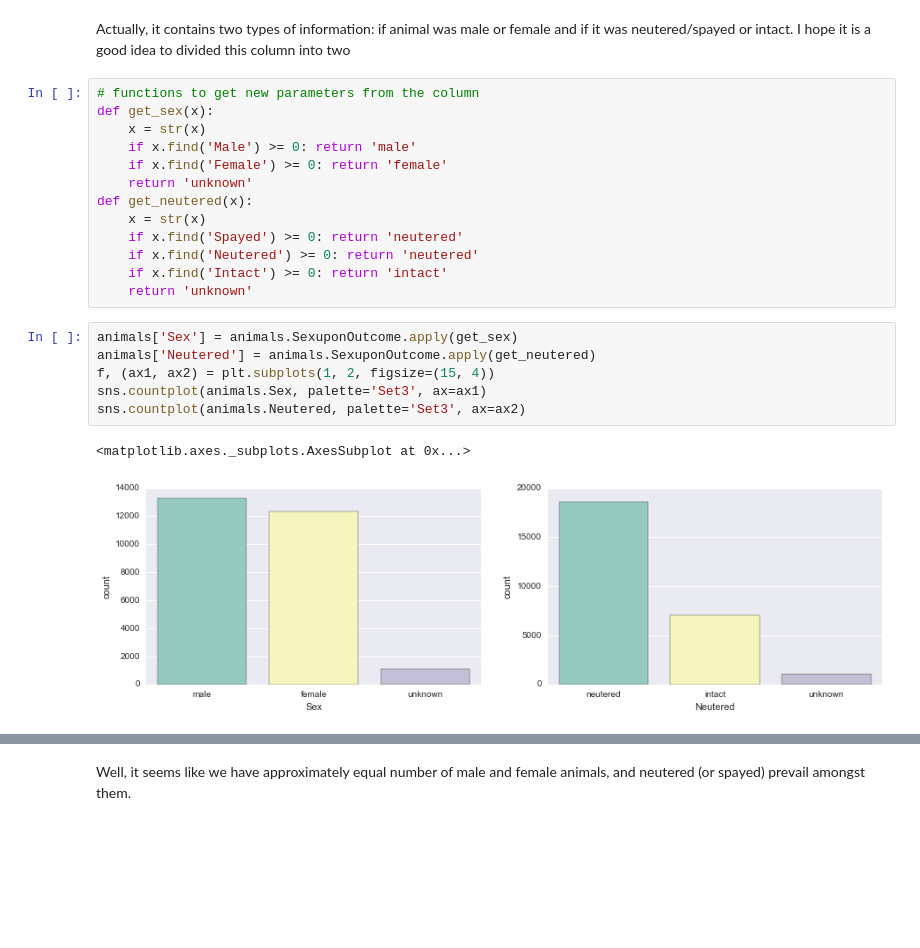
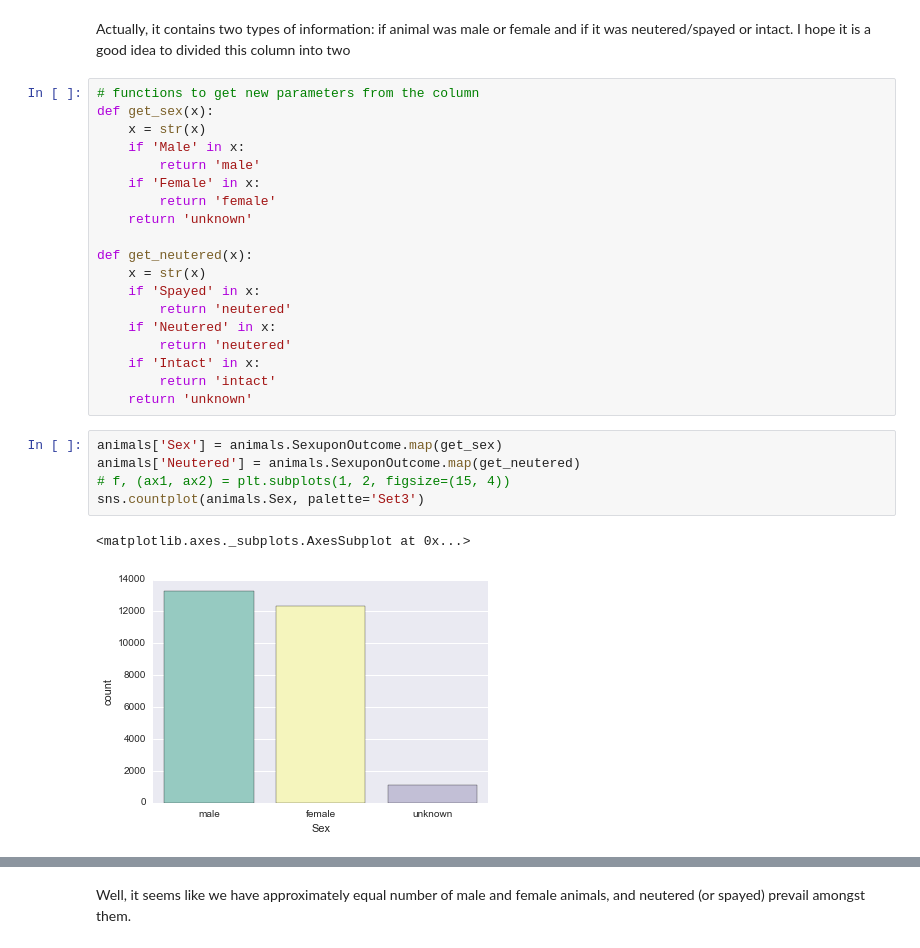
Before and after one commit to SlinkoIgor/express_ml, a Jupyter notebook: shelter_animals/data_observation.ipynb, the cells around one changed output, grey strips where cells are left out. Drawn from its saved outputs; the diff is of its cells as text; blank space fills up the shorter version.

```diff
--- a/shelter_animals/data_observation.ipynb
+++ b/shelter_animals/data_observation.ipynb
@@ -38,21 +59,26 @@ Actually, it contains two types of information: if animal was male or female and
 # functions to get new parameters from the column
 def get_sex(x):
     x = str(x)
-    if x.find('Male') >= 0: return 'male'
-    if x.find('Female') >= 0: return 'female'
+    if 'Male' in x:
+        return 'male'
+    if 'Female' in x:
+        return 'female'
     return 'unknown'
+
 def get_neutered(x):
     x = str(x)
-    if x.find('Spayed') >= 0: return 'neutered'
-    if x.find('Neutered') >= 0: return 'neutered'
-    if x.find('Intact') >= 0: return 'intact'
+    if 'Spayed' in x:
+        return 'neutered'
+    if 'Neutered' in x:
+        return 'neutered'
+    if 'Intact' in x:
+        return 'intact'
     return 'unknown'
 # %%
-animals['Sex'] = animals.SexuponOutcome.apply(get_sex)
-animals['Neutered'] = animals.SexuponOutcome.apply(get_neutered)
-f, (ax1, ax2) = plt.subplots(1, 2, figsize=(15, 4))
-sns.countplot(animals.Sex, palette='Set3', ax=ax1)
-sns.countplot(animals.Neutered, palette='Set3', ax=ax2)
+animals['Sex'] = animals.SexuponOutcome.map(get_sex)
+animals['Neutered'] = animals.SexuponOutcome.map(get_neutered)
+# f, (ax1, ax2) = plt.subplots(1, 2, figsize=(15, 4))
+sns.countplot(animals.Sex, palette='Set3')
 # %% [output]
 <matplotlib.axes._subplots.AxesSubplot at 0x...>
-[figure, old version]
+[figure, new version]
```
Also changed, not shown: parts of 12 cells of this notebook, 4 other files.
